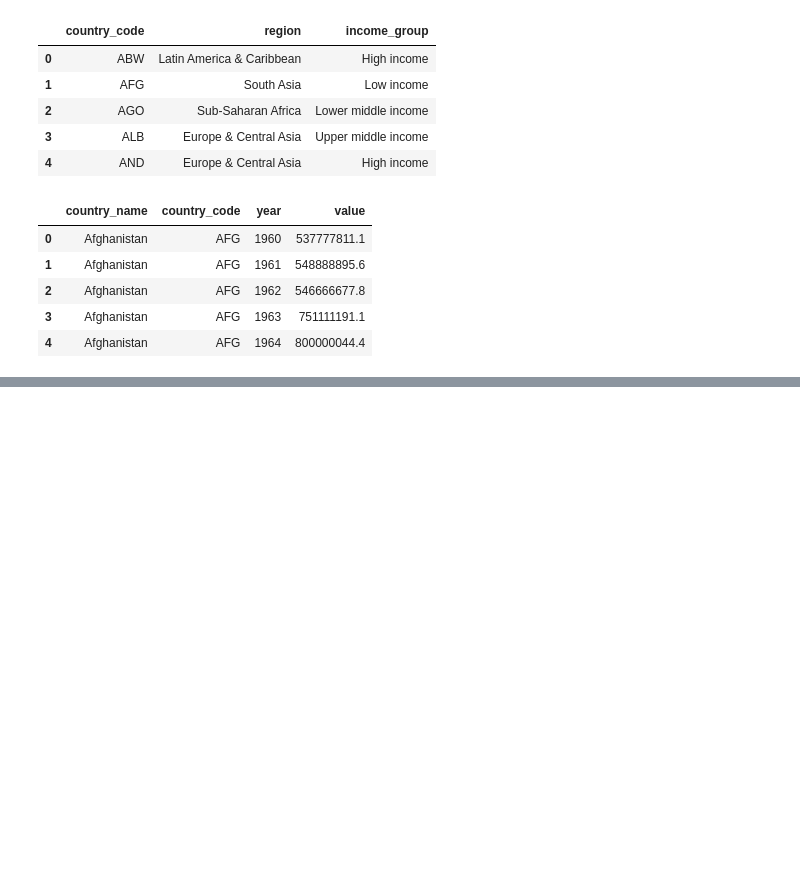
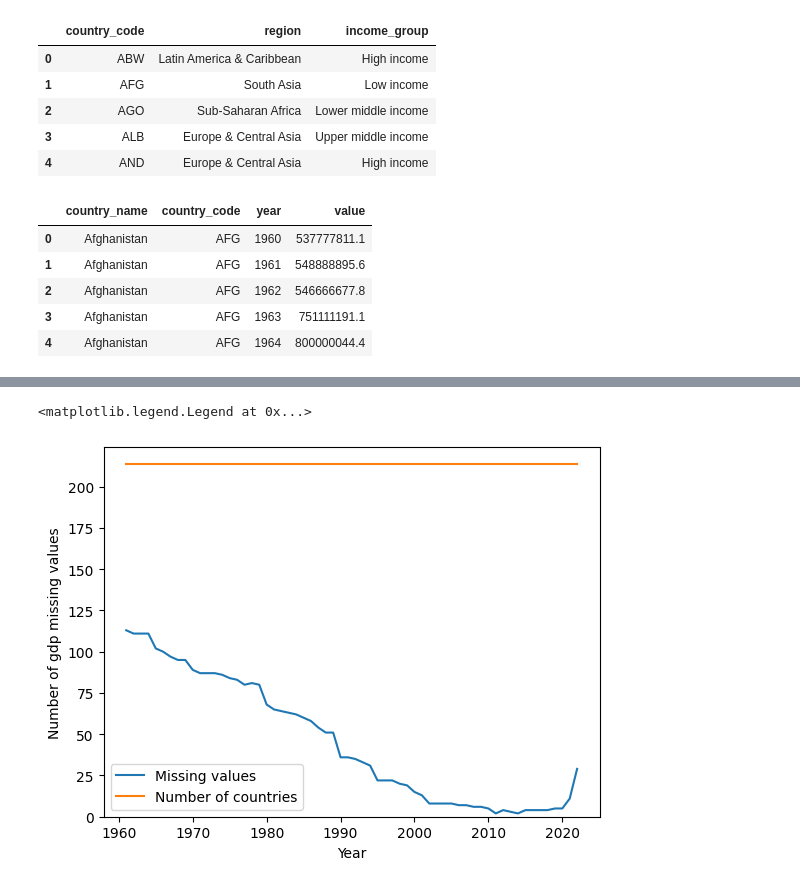
Before and after one commit to larubiano0/Parcial2-He2AI, a Jupyter notebook: GDP_script.ipynb, the cells around one changed output, grey strips where cells are left out. Drawn from its saved outputs; the diff is of its cells as text; code cells hidden in the pictures; blank space fills up the shorter version.

```diff
--- a/GDP_script.ipynb
+++ b/GDP_script.ipynb
@@ -55,0 +57,11 @@ gdp_data_pivot.head()
+# %%
+# Merge gdp_data_pivot with country_codes to add region and income_group columns
+gdp_data_pivot = gdp_data_pivot.merge(country_codes, on='country_code', how='left')
+
+# Reorder columns to place region and income_group after country_code
+cols = list(gdp_data_pivot.columns)
+cols.insert(3, cols.pop(cols.index('region')))
+cols.insert(4, cols.pop(cols.index('income_group')))
+gdp_data_pivot = gdp_data_pivot[cols]
+
+gdp_data_pivot.head()
@@ -55,0 +76,8 @@ gdp_data_pivot.head()
+# %%
+# Remove countries that are not countries, i.e. countries that have region NaN, reset index and print the final number of countries
+
+gdp_data_pivot = gdp_data_pivot[gdp_data_pivot['region'].notnull()]
+gdp_data_pivot.reset_index(drop=True, inplace=True)
+n = len(gdp_data_pivot)
+print("Number of countries:", n)
+gdp_data_pivot.head()
@@ -55,0 +93,14 @@ gdp_data_pivot.head()
+# %%
+import matplotlib.pyplot as plt
+
+nan_counts_per_year = gdp_data_pivot.isna().sum().tolist()[5:]
+plt.ylim(0, n+10)
+
+plt.plot(gdp_data_pivot.columns[5:], nan_counts_per_year)
+plt.xlabel('Year')
+plt.ylabel('Number of gdp missing values')
+plt.plot(gdp_data_pivot.columns[5:], [n] * len(gdp_data_pivot.columns[5:]))
+plt.legend(['Missing values', 'Number of countries'])
+# %% [output]
+<matplotlib.legend.Legend at 0x...>
+[figure, added]
```
Also changed, not shown: parts of 4 cells of this notebook.
